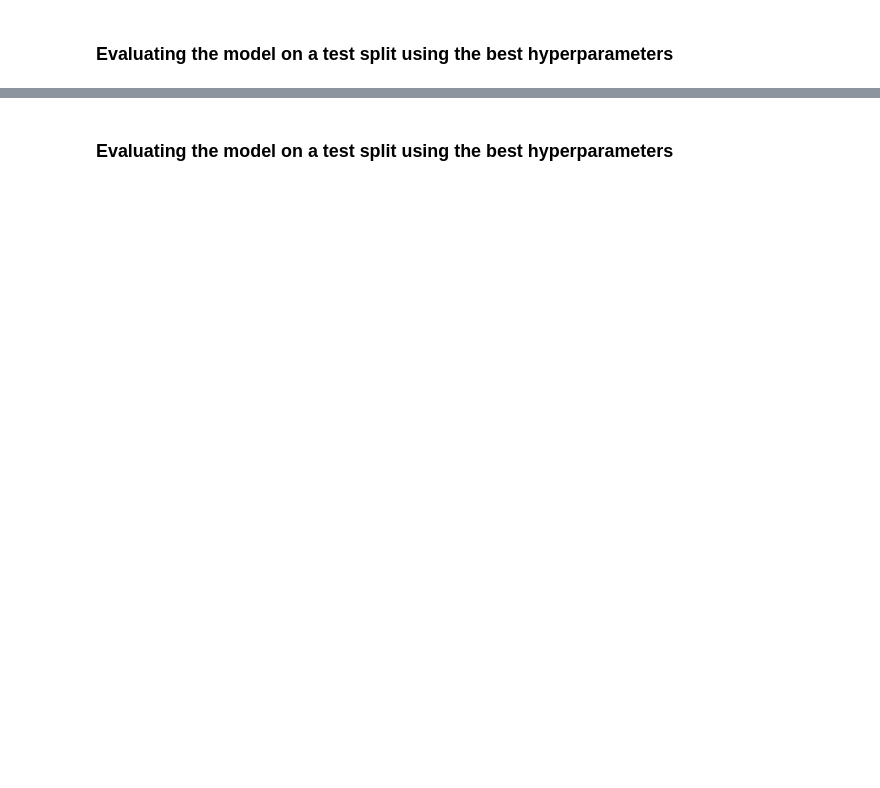
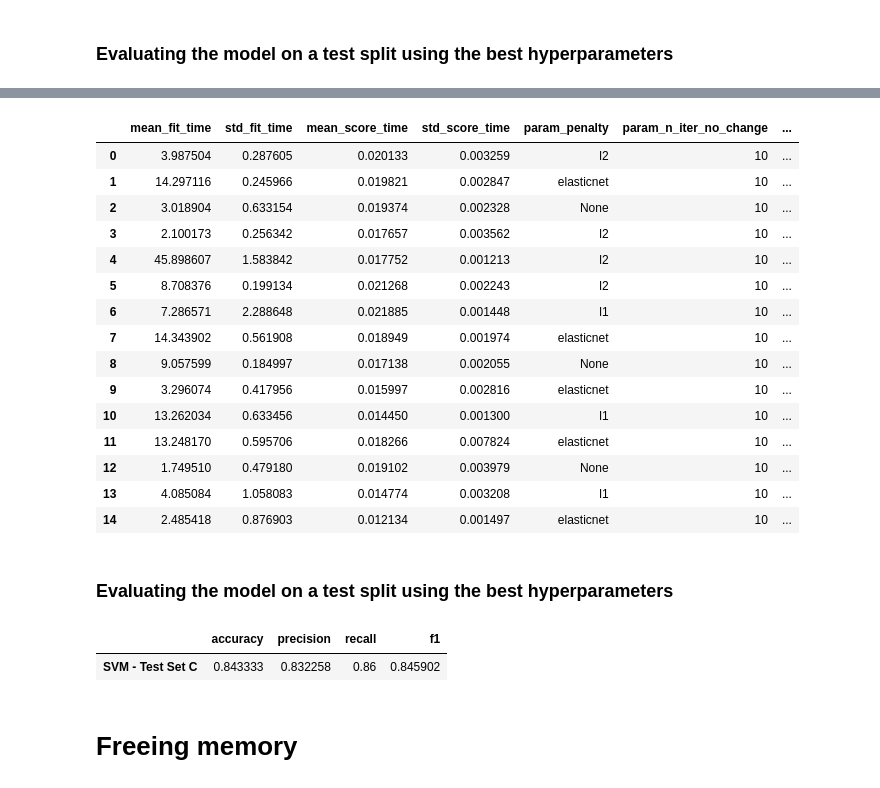
Before and after one commit to Wisaacj/Sentiment-Analysis, a Jupyter notebook: sgd_classification_and_svms.ipynb, the cells around one changed output, grey strips where cells are left out. Drawn from its saved outputs; the diff is of its cells as text; code cells hidden in the pictures; blank space fills up the shorter version.

```diff
--- a/sgd_classification_and_svms.ipynb
+++ b/sgd_classification_and_svms.ipynb
@@ -194,0 +248,14 @@ KeyboardInterrupt:
+# %%
+svm_random_search = RandomizedSearchCV(
+    estimator=SGDClassifier(**svm_default_hyperparams),
+    param_distributions=param_grid,
+    scoring="f1",
+    n_iter=15,
+    n_jobs=8,
+    verbose=1,
+    random_state=42,
+)
+
+print("Performing grid search...")
+print(f"Hyperparameters to be evaluated:\n{param_grid}")
+svm_random_search.fit(X_train_b, y_train_b)
@@ -195,2 +293,36 @@ KeyboardInterrupt:
+# %%
+svm_cv_results = pd.DataFrame(svm_random_search.cv_results_)
+svm_cv_results
+# %% [output]
+|  | mean_fit_time | std_fit_time | mean_score_time | std_score_time | param_penalty | param_n_iter_no_change | ... |
+| 0 | 3.987504 | 0.287605 | 0.020133 | 0.003259 | l2 | 10 | ... |
+| 1 | 14.297116 | 0.245966 | 0.019821 | 0.002847 | elasticnet | 10 | ... |
+| 2 | 3.018904 | 0.633154 | 0.019374 | 0.002328 | None | 10 | ... |
+| 3 | 2.100173 | 0.256342 | 0.017657 | 0.003562 | l2 | 10 | ... |
+| 4 | 45.898607 | 1.583842 | 0.017752 | 0.001213 | l2 | 10 | ... |
+| 5 | 8.708376 | 0.199134 | 0.021268 | 0.002243 | l2 | 10 | ... |
+| 6 | 7.286571 | 2.288648 | 0.021885 | 0.001448 | l1 | 10 | ... |
+| 7 | 14.343902 | 0.561908 | 0.018949 | 0.001974 | elasticnet | 10 | ... |
+| 8 | 9.057599 | 0.184997 | 0.017138 | 0.002055 | None | 10 | ... |
+| 9 | 3.296074 | 0.417956 | 0.015997 | 0.002816 | elasticnet | 10 | ... |
+| 10 | 13.262034 | 0.633456 | 0.014450 | 0.001300 | l1 | 10 | ... |
+| 11 | 13.248170 | 0.595706 | 0.018266 | 0.007824 | elasticnet | 10 | ... |
+| 12 | 1.749510 | 0.479180 | 0.019102 | 0.003979 | None | 10 | ... |
+| 13 | 4.085084 | 1.058083 | 0.014774 | 0.003208 | l1 | 10 | ... |
+| 14 | 2.485418 | 0.876903 | 0.012134 | 0.001497 | elasticnet | 10 | ... |
 # %% [markdown]
 ### Evaluating the model on a test split using the best hyperparameters
+# %%
+classifier = SGDClassifier(**svm_best_parameters)
+classifier.fit(X_train_b, y_train_b)
+
+test_predictions = classifier.predict(X_test_b)
+test_performance = BinaryClassifierEvaluator(y_test_b, test_predictions).get_summary().as_df()
+
+test_performance.index = [f"SVM - Test Set C"]
+test_performance
+# %% [output]
+|  | accuracy | precision | recall | f1 |
+| SVM - Test Set C | 0.843333 | 0.832258 | 0.86 | 0.845902 |
+# %% [markdown]
+# Freeing memory
```
Also changed, not shown: parts of 16 cells of this notebook.
